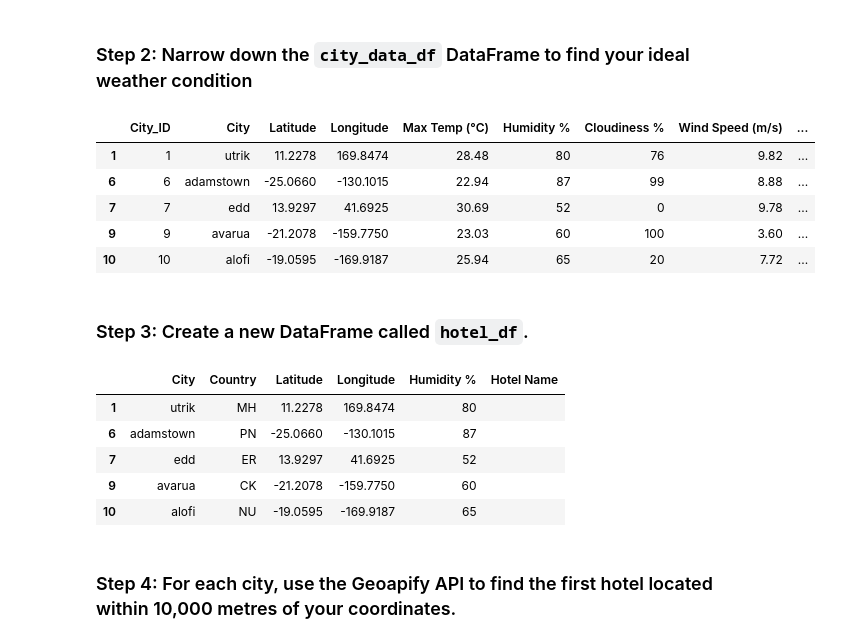
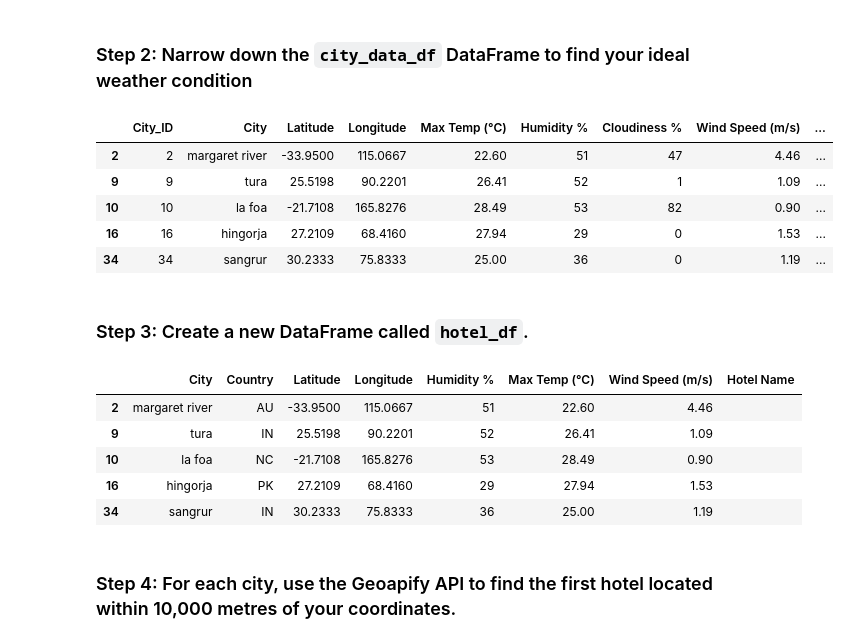
Before and after one commit to miltonluke/python-api-challenge, a Jupyter notebook: WeatherPy/VacationPy.ipynb, the cells around one changed output. Cells and saved outputs as stored; diff of their text form; code cells hidden in the pictures.

```diff
--- a/WeatherPy/VacationPy.ipynb
+++ b/WeatherPy/VacationPy.ipynb
@@ -57,40 +58,40 @@ map_plot
 # %%
 # Narrow down cities that fit criteria and drop any results with null values
 ideal_weather_df = city_data_df[
     (city_data_df['Max Temp (°C)'] > 20) &  # Example condition for temperature
     (city_data_df['Max Temp (°C)'] < 40) &  # Example condition for temperature
-    (city_data_df['Humidity %'] < 98)       # Example condition for humidity
+    (city_data_df['Humidity %'] < 60)       # Example condition for humidity
 ]
 # Drop any rows with null values
 ideal_weather_df = ideal_weather_df.dropna()
 
 # Display sample data
 ideal_weather_df.head()
 # %% [output]
 |  | City_ID | City | Latitude | Longitude | Max Temp (°C) | Humidity % | Cloudiness % | Wind Speed (m/s) | ... |
-| 1 | 1 | utrik | 11.2278 | 169.8474 | 28.48 | 80 | 76 | 9.82 | ... |
-| 6 | 6 | adamstown | -25.0660 | -130.1015 | 22.94 | 87 | 99 | 8.88 | ... |
-| 7 | 7 | edd | 13.9297 | 41.6925 | 30.69 | 52 | 0 | 9.78 | ... |
-| 9 | 9 | avarua | -21.2078 | -159.7750 | 23.03 | 60 | 100 | 3.60 | ... |
-| 10 | 10 | alofi | -19.0595 | -169.9187 | 25.94 | 65 | 20 | 7.72 | ... |
+| 2 | 2 | margaret river | -33.9500 | 115.0667 | 22.60 | 51 | 47 | 4.46 | ... |
+| 9 | 9 | tura | 25.5198 | 90.2201 | 26.41 | 52 | 1 | 1.09 | ... |
+| 10 | 10 | la foa | -21.7108 | 165.8276 | 28.49 | 53 | 82 | 0.90 | ... |
+| 16 | 16 | hingorja | 27.2109 | 68.4160 | 27.94 | 29 | 0 | 1.53 | ... |
+| 34 | 34 | sangrur | 30.2333 | 75.8333 | 25.00 | 36 | 0 | 1.19 | ... |
 # %% [markdown]
 ### Step 3: Create a new DataFrame called `hotel_df`.
 # %%
 # Use the Pandas copy function to create DataFrame called hotel_df to store the city, country, coordinates, and humidity
-hotel_df = ideal_weather_df[['City', 'Country', 'Latitude', 'Longitude', 'Humidity %']].copy()
+hotel_df = ideal_weather_df[['City', 'Country', 'Latitude', 'Longitude', 'Humidity %', 'Max Temp (°C)', 'Wind Speed (m/s)']].copy()
 
-# Add an empty column, "Hotel Name," to the DataFrame so you can store the hotel found using the Geoapify API
+# Add an empty column, "Hotel Name," to the DataFrame to store the hotel found using the Geoapify API
 hotel_df['Hotel Name'] = ""
 
 # Display sample data
 hotel_df.head()
 # %% [output]
-|  | City | Country | Latitude | Longitude | Humidity % | Hotel Name |
-| 1 | utrik | MH | 11.2278 | 169.8474 | 80 |  |
-| 6 | adamstown | PN | -25.0660 | -130.1015 | 87 |  |
-| 7 | edd | ER | 13.9297 | 41.6925 | 52 |  |
-| 9 | avarua | CK | -21.2078 | -159.7750 | 60 |  |
-| 10 | alofi | NU | -19.0595 | -169.9187 | 65 |  |
+|  | City | Country | Latitude | Longitude | Humidity % | Max Temp (°C) | Wind Speed (m/s) | Hotel Name |
+| 2 | margaret river | AU | -33.9500 | 115.0667 | 51 | 22.60 | 4.46 |  |
+| 9 | tura | IN | 25.5198 | 90.2201 | 52 | 26.41 | 1.09 |  |
+| 10 | la foa | NC | -21.7108 | 165.8276 | 53 | 28.49 | 0.90 |  |
+| 16 | hingorja | PK | 27.2109 | 68.4160 | 29 | 27.94 | 1.53 |  |
+| 34 | sangrur | IN | 30.2333 | 75.8333 | 36 | 25.00 | 1.19 |  |
 # %% [markdown]
 ### Step 4: For each city, use the Geoapify API to find the first hotel located within 10,000 metres of your coordinates.
 # %%
```
Also changed, not shown: parts of 5 cells of this notebook, 6 other files.
